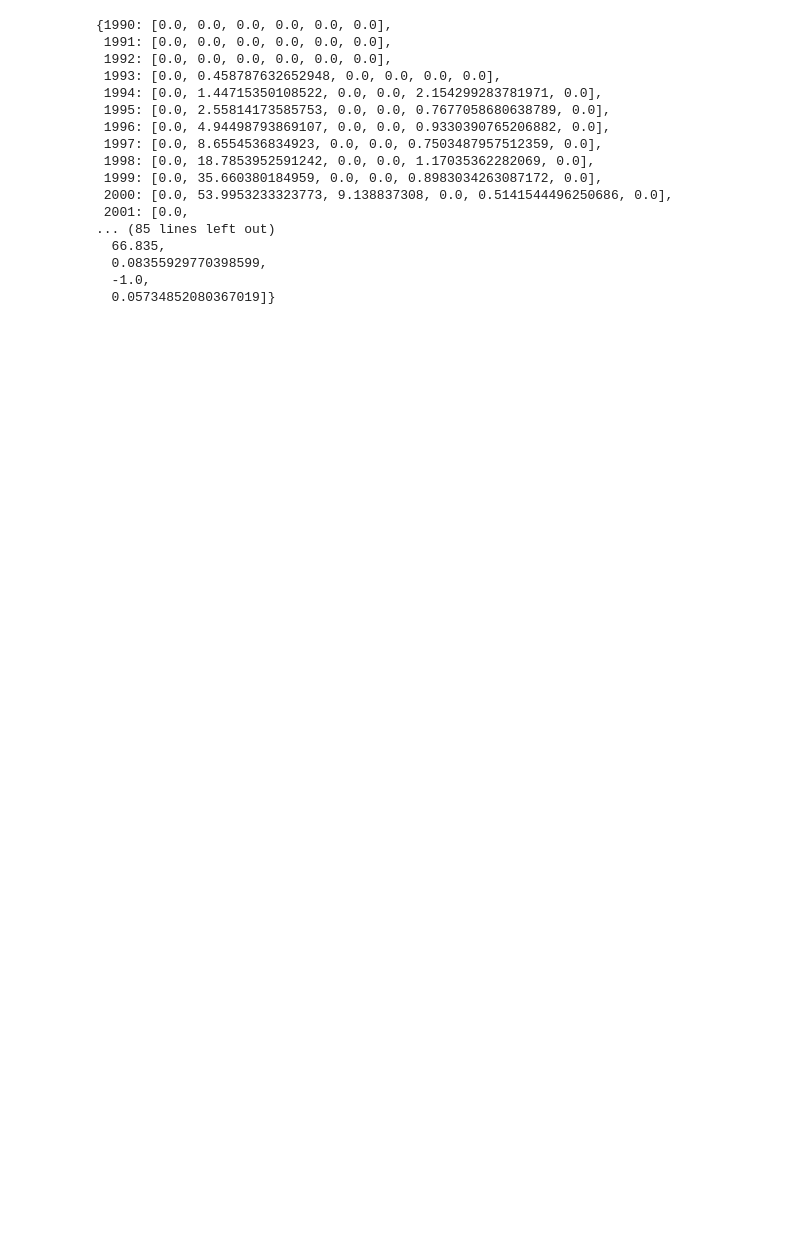
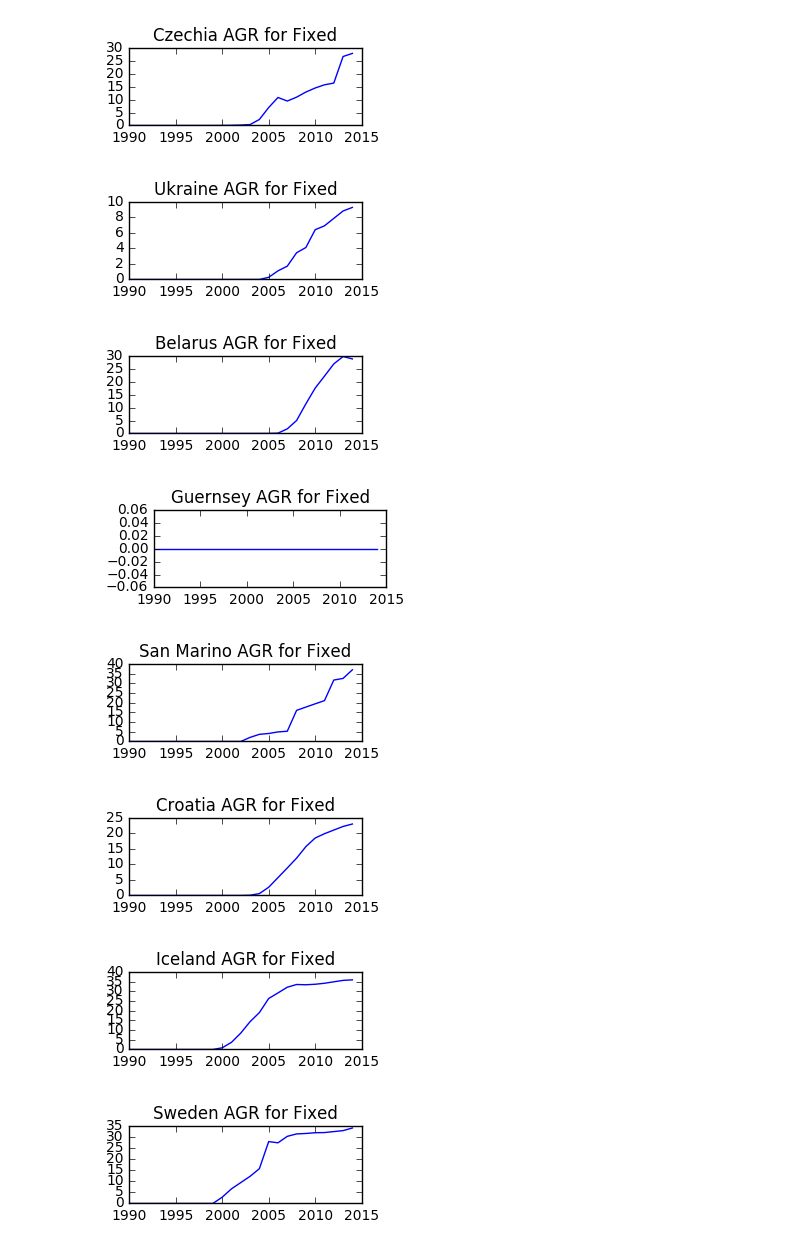
Before and after one commit to ichatz/internet-usage-analysis, a Jupyter notebook: notebooks/growth-rate.ipynb, the cells around one changed output. Drawn from its saved outputs; the diff is of its cells as text; code cells hidden in the pictures; blank space fills up the shorter version.

Commit message:
building graphs and clustering based on annual growth rates

```diff
--- a/notebooks/growth-rate.ipynb
+++ b/notebooks/growth-rate.ipynb
@@ -4,19 +4,20 @@ sys.path.append(os.path.dirname(os.path.dirname(os.path.abspath('dataload.py')))
 
 import dataload
 
+continents = {}
 countries = {}
 years = {}
 years['min'] = 3000
 years['max'] = 0
 
 # Start by loading fixed internet broadband subscriptions per 100 inhabitants
-dataload.loadDataset(countries, years, "dataset/Fixed_Internet_broadband_Subscriptions_per_100_inhabitants_20170325_164431694_export.csv", 3, 0)
+dataload.loadDataset(continents, countries, years, "../dataset/Fixed_Internet_broadband_Subscriptions_per_100_inhabitants_20170325_164431694_export.csv", 3, 0)
 
 # Load 2nd dataset with mobile cellular telephony subscriptions per 100 inhabitants
-dataload.loadDataset(countries, years, "dataset/Mobile-cellular_telephone_subscriptions_per_100_inhabitants_20170325_164502263.csv", 2, 1)
+dataload.loadDataset(continents, countries, years, "../dataset/Mobile-cellular_telephone_subscriptions_per_100_inhabitants_20170325_164502263.csv", 2, 1)
 
 # Load 3rd data set with proportion of individuals using the Internet per 100 inhabitants
-dataload.loadDataset(countries, years, "dataset/Proportion_of_individuals_using_the_Internet_20170325_164406087_export.csv", 3, 2)
+dataload.loadDataset(continents, countries, years, "../dataset/Proportion_of_individuals_using_the_Internet_20170325_164406087_export.csv", 3, 2)
 
 # identify missing entries and fill in with zeros
 dataload.missingEntries(countries, years)
@@ -37,20 +42,36 @@ os.path.dirname(os.path.dirname(os.path.abspath('dataset)))
-# %%
-countries['Greece']
-# %% [output]
-{1990: [0.0, 0.0, 0.0, 0.0, 0.0, 0.0],
- 1991: [0.0, 0.0, 0.0, 0.0, 0.0, 0.0],
- 1992: [0.0, 0.0, 0.0, 0.0, 0.0, 0.0],
- 1993: [0.0, 0.458787632652948, 0.0, 0.0, 0.0, 0.0],
- 1994: [0.0, 1.44715350108522, 0.0, 0.0, 2.154299283781971, 0.0],
- 1995: [0.0, 2.55814173585753, 0.0, 0.0, 0.7677058680638789, 0.0],
- 1996: [0.0, 4.94498793869107, 0.0, 0.0, 0.9330390765206882, 0.0],
- 1997: [0.0, 8.6554536834923, 0.0, 0.0, 0.7503487957512359, 0.0],
- 1998: [0.0, 18.7853952591242, 0.0, 0.0, 1.17035362282069, 0.0],
- 1999: [0.0, 35.660380184959, 0.0, 0.0, 0.8983034263087172, 0.0],
- 2000: [0.0, 53.9953233323773, 9.138837308, 0.0, 0.5141544496250686, 0.0],
- 2001: [0.0,
-... (85 lines left out)
-  66.835,
-  0.08355929770398599,
-  -1.0,
-  0.05734852080367019]}
+# %%
+import matplotlib.pyplot as plt
+import numpy as np
+
+columnData = 0
+
+countriesPlot = {}
+
+countryData = []
+x = np.arange(years['min'], years['max'], 1);
+for country in continents['Europe']:
+    thisCountryData = []
+    thisCountryData.append(country)
+
+    y = []
+    for year in range(years['min'], years['max']):
+        y.append(countries[country][year][columnData])
+        thisCountryData.append(countries[country][year][columnData])
+
+    countryData.append(thisCountryData)
+
+    countriesPlot[country] = y
+
+    plt.figure(figsize=(3,1))
+    plt.title(country + " AGR for Fixed")
+    plt.plot(x, y)
+    plt.show()
+# %% [output]
+[figure, added]
+[figure, added]
+[figure, added]
+[figure, added]
+[figure, added]
+[figure, added]
+[figure, added]
+[figure, added]
```
Also changed, not shown: parts of 11 cells of this notebook, 2 other files.
